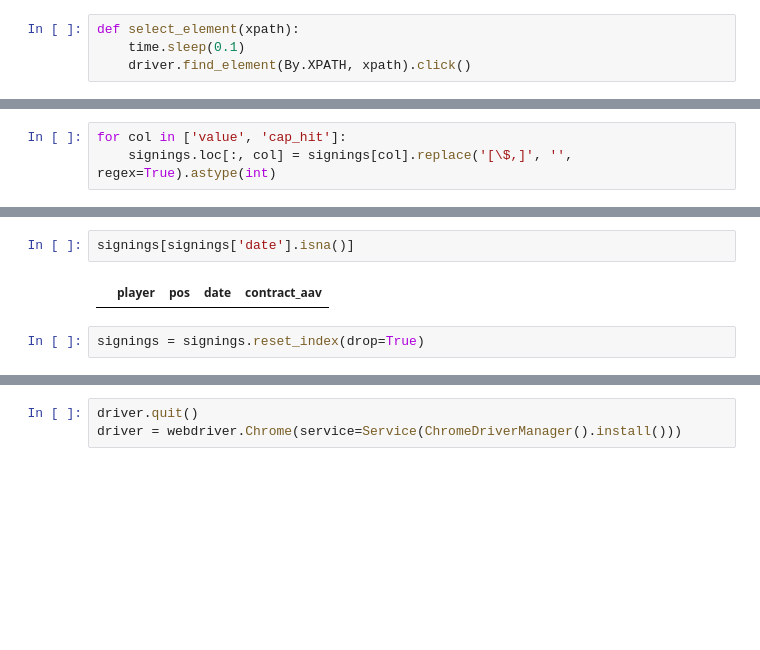
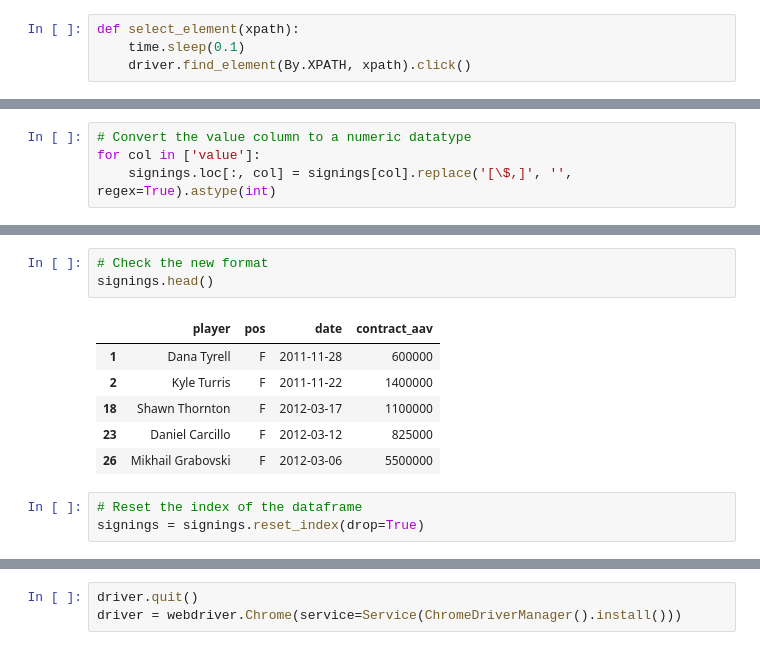
Before and after one commit to charlesjramey/nhl_salary_prediction, a Jupyter notebook: code/Part-1_setup-and-clean.ipynb, the cells around one changed output, grey strips where cells are left out. Saved outputs shown, nothing was run; the diff lists cells and outputs as text; blank space fills up the shorter version.

```diff
--- a/code/Part-1_setup-and-clean.ipynb
+++ b/code/Part-1_setup-and-clean.ipynb
@@ -373,4 +421,5 @@ signings = signings[signings['structure'] == '1-way']
 # %%
-for col in ['value', 'cap_hit']:
+# Convert the value column to a numeric datatype
+for col in ['value']:
     signings.loc[:, col] = signings[col].replace('[\$,]', '', regex=True).astype(int)
 # %%
@@ -400,6 +449,13 @@ signings = signings[signings['date'] > '2011-06-15']
 # %%
-signings[signings['date'].isna()]
+# Check the new format
+signings.head()
 # %% [output]
 |  | player | pos | date | contract_aav |
+| 1 | Dana Tyrell | F | 2011-11-28 | 600000 |
+| 2 | Kyle Turris | F | 2011-11-22 | 1400000 |
+| 18 | Shawn Thornton | F | 2012-03-17 | 1100000 |
+| 23 | Daniel Carcillo | F | 2012-03-12 | 825000 |
+| 26 | Mikhail Grabovski | F | 2012-03-06 | 5500000 |
 # %%
+# Reset the index of the dataframe
 signings = signings.reset_index(drop=True)
```
Also changed, not shown: parts of 185 cells of this notebook, 23 other files.
